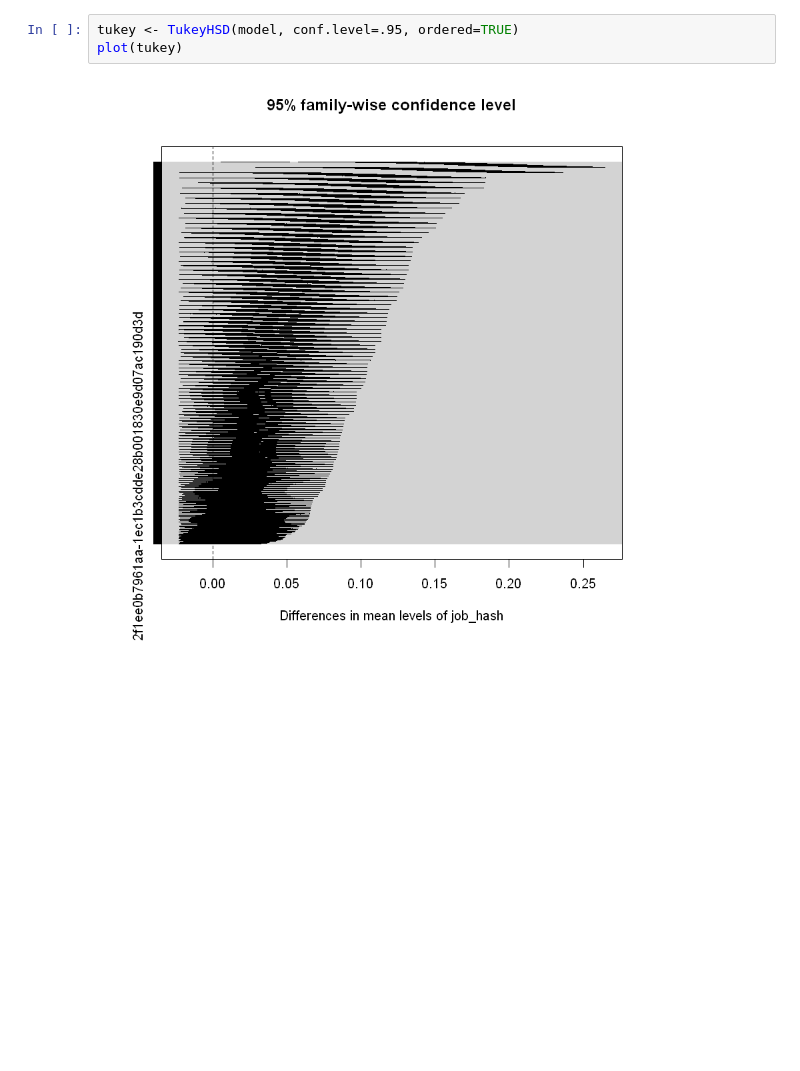
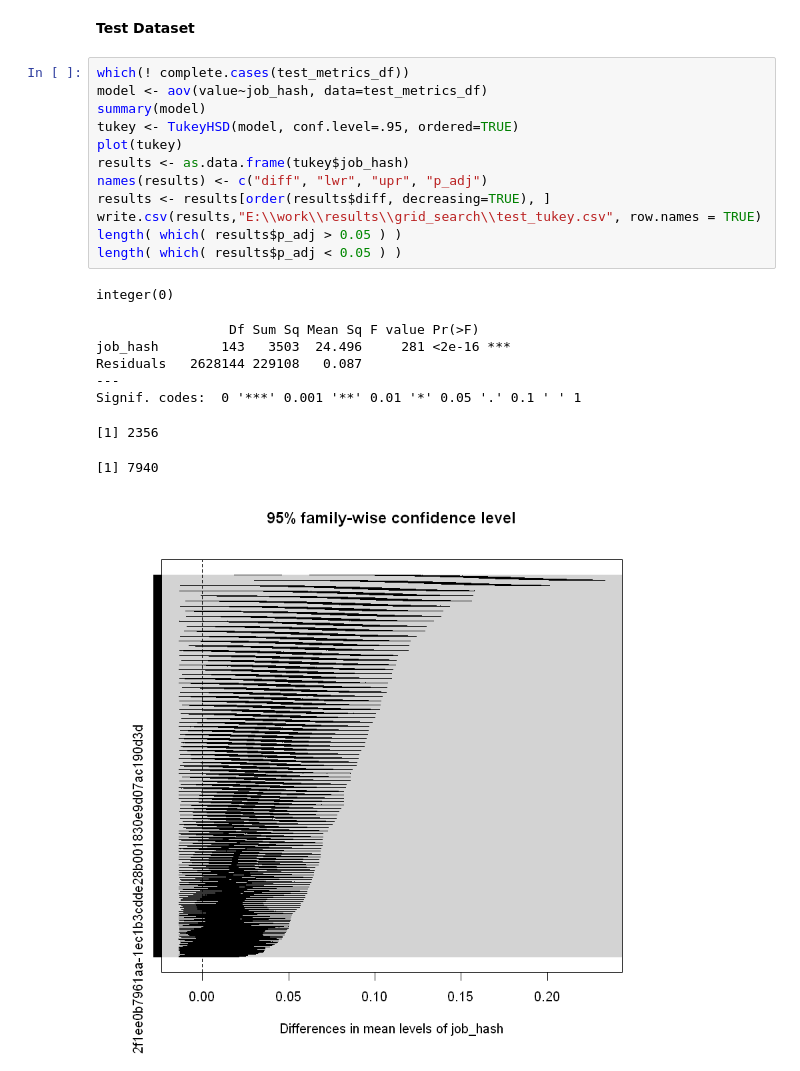
Before and after one commit to brandongk-ubco/ensembler, a Jupyter notebook: notebooks/tukey.ipynb, the cells around one changed output. Saved outputs shown, nothing was run; the diff lists cells and outputs as text; blank space fills up the shorter version.

```diff
--- a/notebooks/tukey.ipynb
+++ b/notebooks/tukey.ipynb
@@ -53,5 +51,24 @@ Signif. codes:  0 '***' 0.001 '**' 0.01 '*' 0.05 '.' 0.1 ' ' 1
-# %%
-tukey <- TukeyHSD(model, conf.level=.95, ordered=TRUE)
-plot(tukey)
-# %% [output]
-[figure, removed]
+# %% [markdown]
+**Test Dataset**
+# %%
+which(! complete.cases(test_metrics_df))
+model <- aov(value~job_hash, data=test_metrics_df)
+summary(model)
+tukey <- TukeyHSD(model, conf.level=.95, ordered=TRUE)
+plot(tukey)
+results <- as.data.frame(tukey$job_hash)
+names(results) <- c("diff", "lwr", "upr", "p_adj")
+results <- results[order(results$diff, decreasing=TRUE), ]
+write.csv(results,"E:\\work\\results\\grid_search\\test_tukey.csv", row.names = TRUE)
+length( which( results$p_adj > 0.05 ) )
+length( which( results$p_adj < 0.05 ) )
+# %% [output]
+integer(0)
+                 Df Sum Sq Mean Sq F value Pr(>F)
+job_hash        143   3503  24.496     281 <2e-16 ***
+Residuals   2628144 229108   0.087
+---
+Signif. codes:  0 '***' 0.001 '**' 0.01 '*' 0.05 '.' 0.1 ' ' 1
+[1] 2356
+[1] 7940
+[figure, added]
```
Also changed, not shown: parts of 7 cells of this notebook, 9 other files.
